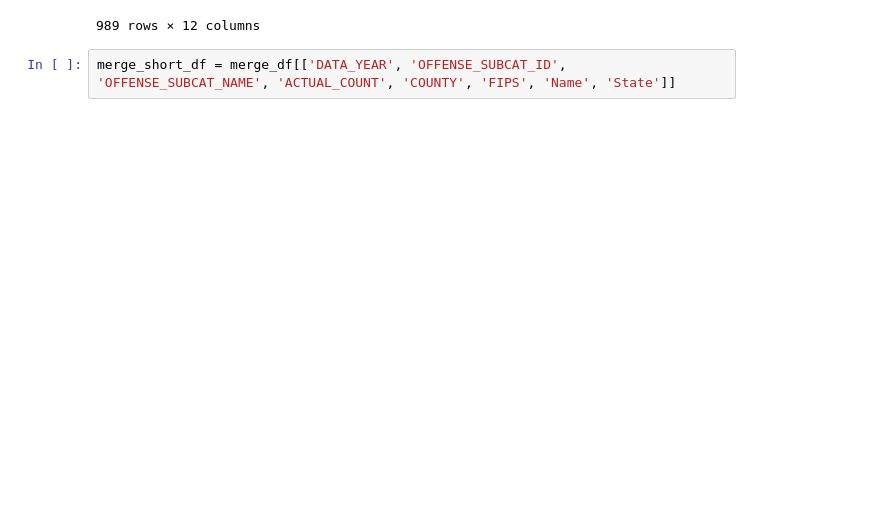
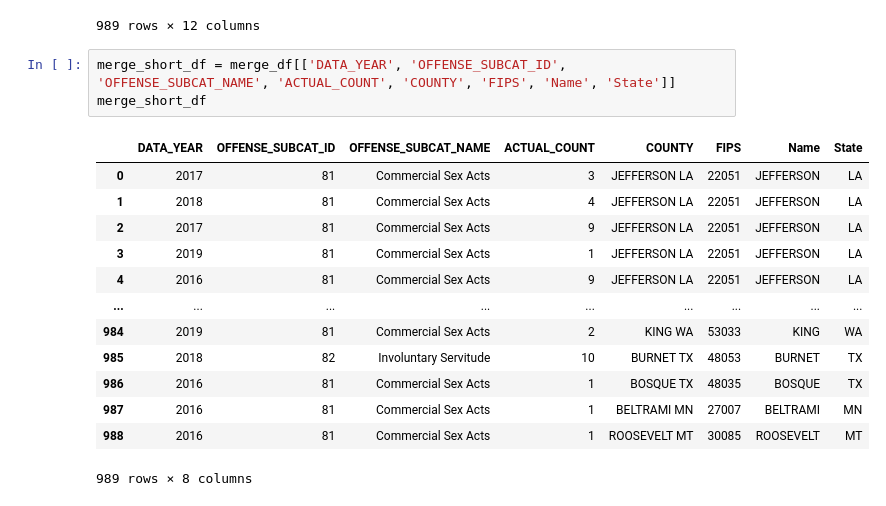
Before and after one commit to bakeralexan/human_trafficking_interactive_charts, a Jupyter notebook: ori_to_fips.ipynb, the cells around one changed output. Drawn from its saved outputs; the diff is of its cells as text; blank space fills up the shorter version.

```diff
--- a/ori_to_fips.ipynb
+++ b/ori_to_fips.ipynb
@@ -155,3 +155,18 @@ merge_df
 989 rows × 12 columns
 # %%
 merge_short_df = merge_df[['DATA_YEAR', 'OFFENSE_SUBCAT_ID', 'OFFENSE_SUBCAT_NAME', 'ACTUAL_COUNT', 'COUNTY', 'FIPS', 'Name', 'State']]
+merge_short_df
+# %% [output]
+|  | DATA_YEAR | OFFENSE_SUBCAT_ID | OFFENSE_SUBCAT_NAME | ACTUAL_COUNT | COUNTY | FIPS | Name | State |
+| 0 | 2017 | 81 | Commercial Sex Acts | 3 | JEFFERSON LA | 22051 | JEFFERSON | LA |
+| 1 | 2018 | 81 | Commercial Sex Acts | 4 | JEFFERSON LA | 22051 | JEFFERSON | LA |
+| 2 | 2017 | 81 | Commercial Sex Acts | 9 | JEFFERSON LA | 22051 | JEFFERSON | LA |
+| 3 | 2019 | 81 | Commercial Sex Acts | 1 | JEFFERSON LA | 22051 | JEFFERSON | LA |
+| 4 | 2016 | 81 | Commercial Sex Acts | 9 | JEFFERSON LA | 22051 | JEFFERSON | LA |
+| ... | ... | ... | ... | ... | ... | ... | ... | ... |
+| 984 | 2019 | 81 | Commercial Sex Acts | 2 | KING WA | 53033 | KING | WA |
+| 985 | 2018 | 82 | Involuntary Servitude | 10 | BURNET TX | 48053 | BURNET | TX |
+| 986 | 2016 | 81 | Commercial Sex Acts | 1 | BOSQUE TX | 48035 | BOSQUE | TX |
+| 987 | 2016 | 81 | Commercial Sex Acts | 1 | BELTRAMI MN | 27007 | BELTRAMI | MN |
+| 988 | 2016 | 81 | Commercial Sex Acts | 1 | ROOSEVELT MT | 30085 | ROOSEVELT | MT |
+989 rows × 8 columns
```
Also changed, not shown: parts of 17 cells of this notebook, 1 other file.
